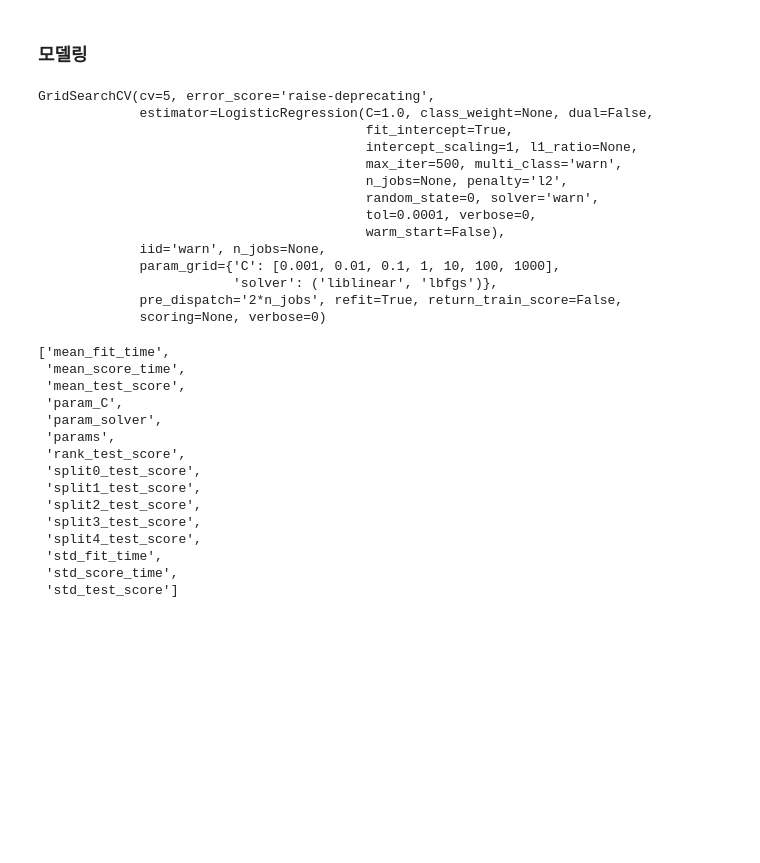
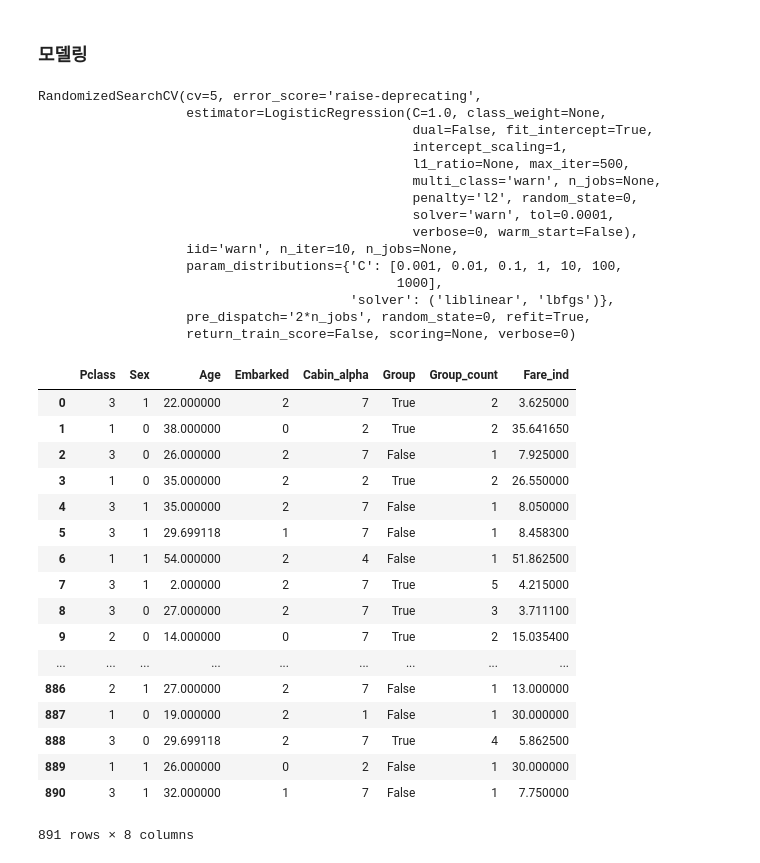
Before and after one commit to se7endragon/Kaggle_Grind_Wk_1, a Jupyter notebook: DS_LR.ipynb, the cells around one changed output. Drawn from its saved outputs; the diff is of its cells as text; code cells hidden in the pictures; blank space fills up the shorter version.

```diff
--- a/DS_LR.ipynb
+++ b/DS_LR.ipynb
@@ -71,47 +84,51 @@ df_test = pd.get_dummies(df_test, columns = ['Embarked'],drop_first=True,prefix=
 ### 모델링
 # %%
 #모델에 사용하지 않을 변수 제거
-train_X = df_train.drop(['PassengerId','Survived','Name','Ticket','Fare','Cabin','Family_size','dup_count','Group_count'],axis=1)
+train_X = df_train.drop(['PassengerId','Survived','Name','Cabin','Ticket','Fare','Family_size','dup_count','SibSp','Parch'],axis=1)
 test_X = df_test.drop(['PassengerId','Name','Ticket','Fare','Cabin','Family_size','dup_count','Group_count'],axis=1)
 train_y = df_train.Survived
 # %%
 lr = LogisticRegression(random_state=0,max_iter = 500)
 parameters = {'solver':('liblinear','lbfgs'),'C':[0.001, 0.01, 0.1, 1, 10, 100, 1000]}
-clf = GridSearchCV(lr, parameters, cv=5)
+clf = RandomizedSearchCV(lr, parameters, cv=5,random_state=0)
 clf.fit(train_X, train_y)
 # %% [output]
-GridSearchCV(cv=5, error_score='raise-deprecating',
-             estimator=LogisticRegression(C=1.0, class_weight=None, dual=False,
-                                          fit_intercept=True,
-                                          intercept_scaling=1, l1_ratio=None,
-                                          max_iter=500, multi_class='warn',
-                                          n_jobs=None, penalty='l2',
-                                          random_state=0, solver='warn',
-                                          tol=0.0001, verbose=0,
-                                          warm_start=False),
-             iid='warn', n_jobs=None,
-             param_grid={'C': [0.001, 0.01, 0.1, 1, 10, 100, 1000],
-                         'solver': ('liblinear', 'lbfgs')},
-             pre_dispatch='2*n_jobs', refit=True, return_train_score=False,
-             scoring=None, verbose=0)
+RandomizedSearchCV(cv=5, error_score='raise-deprecating',
+                   estimator=LogisticRegression(C=1.0, class_weight=None,
+                                                dual=False, fit_intercept=True,
+                                                intercept_scaling=1,
+                                                l1_ratio=None, max_iter=500,
+                                                multi_class='warn', n_jobs=None,
+                                                penalty='l2', random_state=0,
+                                                solver='warn', tol=0.0001,
+                                                verbose=0, warm_start=False),
+                   iid='warn', n_iter=10, n_jobs=None,
+                   param_distributions={'C': [0.001, 0.01, 0.1, 1, 10, 100,
+                                              1000],
+                                        'solver': ('liblinear', 'lbfgs')},
+                   pre_dispatch='2*n_jobs', random_state=0, refit=True,
+                   return_train_score=False, scoring=None, verbose=0)
-# %%
-sorted(clf.cv_results_.keys())
-# %% [output]
-['mean_fit_time',
- 'mean_score_time',
- 'mean_test_score',
- 'param_C',
- 'param_solver',
- 'params',
- 'rank_test_score',
- 'split0_test_score',
- 'split1_test_score',
- 'split2_test_score',
- 'split3_test_score',
- 'split4_test_score',
- 'std_fit_time',
- 'std_score_time',
- 'std_test_score']
+# %%
+train_X
+# %% [output]
+|  | Pclass | Sex | Age | Embarked | Cabin_alpha | Group | Group_count | Fare_ind |
+| 0 | 3 | 1 | 22.000000 | 2 | 7 | True | 2 | 3.625000 |
+| 1 | 1 | 0 | 38.000000 | 0 | 2 | True | 2 | 35.641650 |
+| 2 | 3 | 0 | 26.000000 | 2 | 7 | False | 1 | 7.925000 |
+| 3 | 1 | 0 | 35.000000 | 2 | 2 | True | 2 | 26.550000 |
+| 4 | 3 | 1 | 35.000000 | 2 | 7 | False | 1 | 8.050000 |
+| 5 | 3 | 1 | 29.699118 | 1 | 7 | False | 1 | 8.458300 |
+| 6 | 1 | 1 | 54.000000 | 2 | 4 | False | 1 | 51.862500 |
+| 7 | 3 | 1 | 2.000000 | 2 | 7 | True | 5 | 4.215000 |
+| 8 | 3 | 0 | 27.000000 | 2 | 7 | True | 3 | 3.711100 |
+| 9 | 2 | 0 | 14.000000 | 0 | 7 | True | 2 | 15.035400 |
+| ... | ... | ... | ... | ... | ... | ... | ... | ... |
+| 886 | 2 | 1 | 27.000000 | 2 | 7 | False | 1 | 13.000000 |
+| 887 | 1 | 0 | 19.000000 | 2 | 1 | False | 1 | 30.000000 |
+| 888 | 3 | 0 | 29.699118 | 2 | 7 | True | 4 | 5.862500 |
+| 889 | 1 | 1 | 26.000000 | 0 | 2 | False | 1 | 30.000000 |
+| 890 | 3 | 1 | 32.000000 | 1 | 7 | False | 1 | 7.750000 |
+891 rows × 8 columns
 # %%
 print(clf.best_score_)
 print(clf.best_params_)
```
Also changed, not shown: parts of 7 cells of this notebook, 4 other files.
